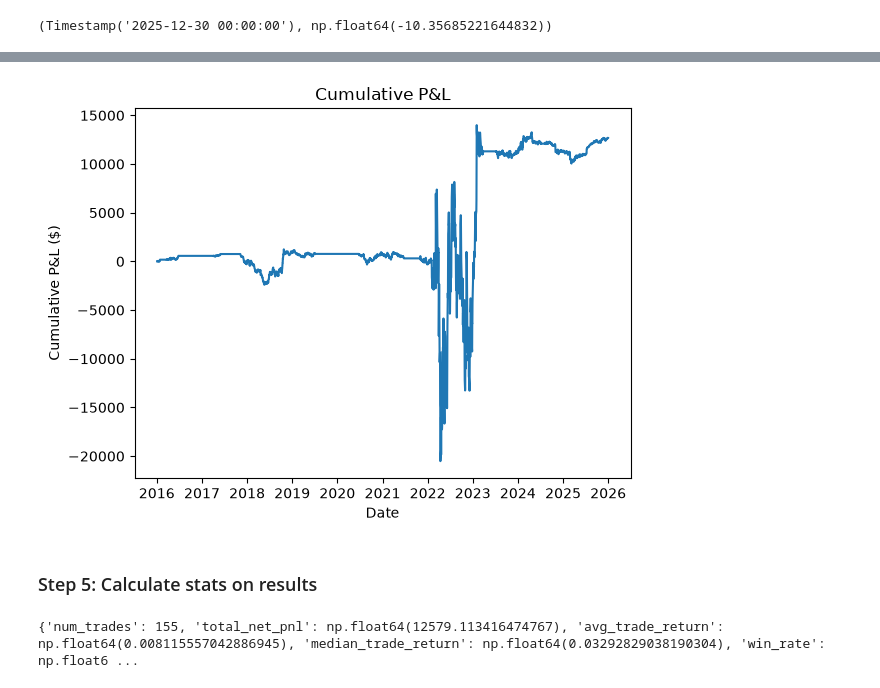
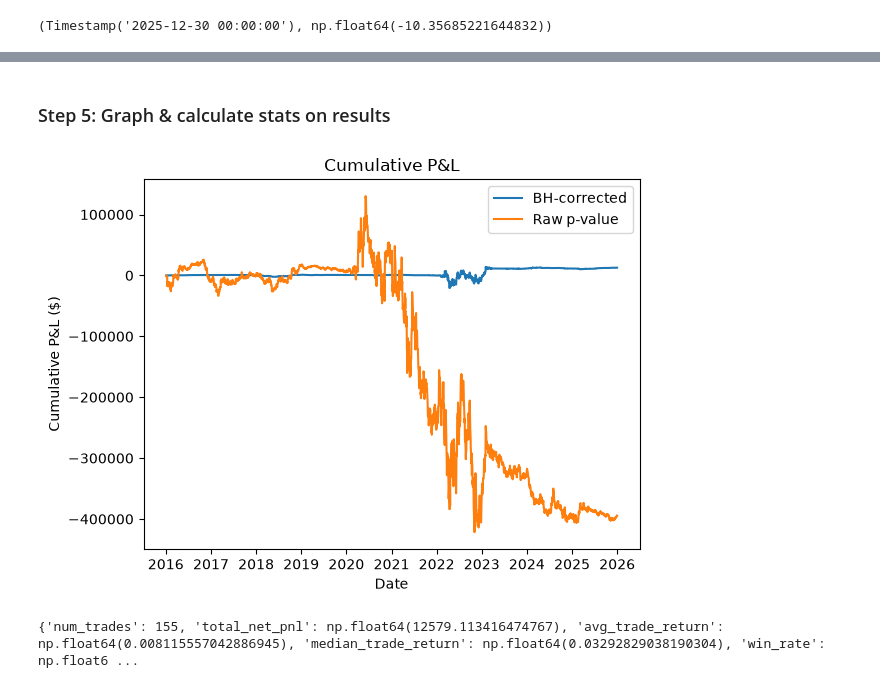
Before and after one commit to nolanjparker/SnP500-Pairs-Trading-Backtest, a Jupyter notebook: 03_strategy_backtest.ipynb, the cells around one changed output, grey strips where cells are left out. Saved outputs shown, nothing was run; the diff lists cells and outputs as text; code cells hidden in the pictures.

```diff
--- a/03_strategy_backtest.ipynb
+++ b/03_strategy_backtest.ipynb
@@ -351,7 +353,7 @@ Timestamp('2026-01-02 00:00:00')
 # %% [markdown]
 Function to trade within a window for a given df
 # %%
-def simulate_trading_window(initial_pnl, gross_cash_deployed, open_positions, trade_history, missing_price_events, params_df, formation_end):
+def simulate_trading_window(initial_pnl, gross_cash_deployed, most_recent_t_bill_rate, open_positions, trade_history, missing_price_events, params_df, formation_end):
     start_date = formation_end
     target_end_date = formation_end + pd.DateOffset(months=1)
     end_date = historical_ohlcv_df.index[historical_ohlcv_df.index.searchsorted(target_end_date)] # get the first trading day of next window
@@ -375,7 +377,10 @@ def simulate_trading_window(initial_pnl, gross_cash_deployed, open_positions, tr
     pairs = sorted(eligible_pairs | set(open_positions))
 
     pnl_values = []
+    daily_returns = []
+    tomorrow_gross_exposure = gross_cash_deployed
     tomorrow_pnl = initial_pnl
+    most_recent_rate = most_recent_t_bill_rate
     #print(trading_close_df)
     for curr_date, open_date in zip(trading_close_df.index, trading_open_df.index[1:]):
         daily_close_prices = trading_close_df.loc[curr_date]
@@ -383,8 +388,8 @@ def simulate_trading_window(initial_pnl, gross_cash_deployed, open_positions, tr
         next_open_prices = trading_open_df.loc[open_date]
 
         # Sharpe ratio metrics
-        initial_daily_cash = gross_cash_deployed
         daily_pnl = tomorrow_pnl
+        daily_gross_exposure = tomorrow_gross_exposure
         tomorrow_pnl = 0
 
         for ticker_0, ticker_1 in pairs:
@@ -437,6 +442,7 @@ def simulate_trading_window(initial_pnl, gross_cash_deployed, open_positions, tr
 
                 if exit_reason is not None:
                     gross_cash_deployed, exit_cost = close_position(gross_cash_deployed, open_positions, trade_history, ticker_0, ticker_1, curr_date, open_date, z_score, next_open_price_0, next_open_price_1, exit_reason)
+                    tomorrow_gross_exposure = gross_cash_deployed
                     tomorrow_pnl -= exit_cost
 
                 continue
@@ -450,11 +456,19 @@ def simulate_trading_window(initial_pnl, gross_cash_deployed, open_positions, tr
                 q1 = direction * beta * scale # shares of ticker_1
                 # execute trade for this pair
                 gross_cash_deployed, entry_cost = open_position(gross_cash_deployed, open_positions, ticker_0, ticker_1, formation_end, direction, curr_date, open_date, z_score, alpha, beta, q0, q1, next_open_price_0, next_open_price_1)
+                tomorrow_gross_exposure = gross_cash_deployed
                 tomorrow_pnl -= entry_cost
 
         pnl_values.append((curr_date, daily_pnl))
 
-    return gross_cash_deployed, tomorrow_pnl, pnl_values
+        if daily_gross_exposure > 0:
+            t_bill_rate_today = t_bill_data[curr_date]
+            if not pd.isna(t_bill_rate_today): most_recent_rate = t_bill_rate_today # If there is a day where data is missing, use the most recent rate
+            daily_returns.append((curr_date, (daily_pnl - most_recent_rate) / daily_gross_exposure)) # subtract t-bill data from daily pnl and divide by daily gross exposure for Sharpe calculations later
+        else:
+            daily_returns.append((curr_date, 0)) # If no money is invested, we could not have possibly made any returns
+
+    return gross_cash_deployed, most_recent_rate, tomorrow_pnl, pnl_values, daily_returns
 # %% [markdown]
 ### Step 4: Simulate all trading windows over 10-year period for both parameter dataframes
 # %%
@@ -464,18 +478,19 @@ def simulate_all_windows(params_df, start_date, end_date):
     trade_history = []
     missing_price_events = []
     pnl_values = []
+    daily_returns = []
 
     formation_end = pd.Timestamp(start_date)
     end_date = pd.Timestamp(end_date)
 
     tomorrow_pnl = 0
+    gross_cash_deployed = 0
+    most_recent_t_bill_rate = 0.22 # rate at the start of first window
     while formation_end < end_date:
-        gross_cash_deployed, tomorrow_pnl, window_pnl_values = simulate_trading_window(tomorrow_pnl, gross_cash_deployed, open_positions, trade_history, missing_price_events, params_df, formation_end)
+        gross_cash_deployed, most_recent_t_bill_rate, tomorrow_pnl, window_pnl_values, window_daily_returns = simulate_trading_window(tomorrow_pnl, gross_cash_deployed, most_recent_t_bill_rate, open_positions, trade_history, missing_price_events, params_df, formation_end)
         pnl_values.extend(window_pnl_values)
+        daily_returns.extend(window_daily_returns)
         formation_end += pd.DateOffset(months=1)
-
-    last_value = pnl_values[-1]
-    pnl_values[-1] = (last_value[0], last_value[1] + tomorrow_pnl)
 
     cummulative_pnl = []
     total_pnl = 0
@@ -483,9 +498,12 @@ def simulate_all_windows(params_df, start_date, end_date):
         total_pnl += pnl
         cummulative_pnl.append((day, total_pnl))
 
-    return open_positions, trade_history, missing_price_events, gross_cash_deployed, pnl_values, cummulative_pnl
+    returns = np.array([r for _, r in daily_returns])
+    sharpe = returns.mean() / returns.std(ddof=1) * np.sqrt(252)
+
+    return open_positions, trade_history, missing_price_events, gross_cash_deployed, pnl_values, cummulative_pnl, sharpe
 # %%
-bh_left_open, bh_trades, bh_missing, gross_cash_deployed, bh_daily_pnl, bh_cummulative_pnl = simulate_all_windows(
+bh_left_open, bh_trades, bh_missing, gross_cash_deployed, bh_daily_pnl, bh_cummulative_pnl, bh_sharpe = simulate_all_windows(
     bh_window_params_df,
     start_date="2016-01-01",
     end_date="2026-01-01",  # exclusive
@@ -493,5 +528,5 @@ bh_left_open, bh_trades, bh_missing, gross_cash_deployed, bh_daily_pnl, bh_cummu
 # %%
-sig_left_open, sig_trades, sig_missing, gross_cash_deployed, sig_daily_pnl, sig_cummulative_pnl = simulate_all_windows(
+sig_left_open, sig_trades, sig_missing, gross_cash_deployed, sig_daily_pnl, sig_cummulative_pnl, sig_sharpe = simulate_all_windows(
     sig_window_params_df,
     start_date="2016-01-01",
     end_date="2026-01-01",  # exclusive
@@ -528,15 +543,19 @@ plt.show()
+# %% [markdown]
+### Step 5: Graph & calculate stats on results
 # %%
-days, pnls = zip(*bh_cummulative_pnl)
+bh_days, bh_pnls = zip(*bh_cummulative_pnl)
+sig_days, sig_pnls = zip(*sig_cummulative_pnl)
 
-plt.plot(days, pnls)
+plt.plot(bh_days, bh_pnls, label="BH-corrected")
+plt.plot(sig_days, sig_pnls, label="Raw p-value")
+
 plt.xlabel("Date")
 plt.ylabel("Cumulative P&L ($)")
 plt.title("Cumulative P&L")
+plt.legend()
 plt.show()
 # %% [output]
-[figure, old version]
+[figure, new version]
-# %% [markdown]
-### Step 5: Calculate stats on results
 # %%
 def calculate_trade_stats(trades_df):
     return {
```
Also changed, not shown: parts of 6 cells of this notebook.
